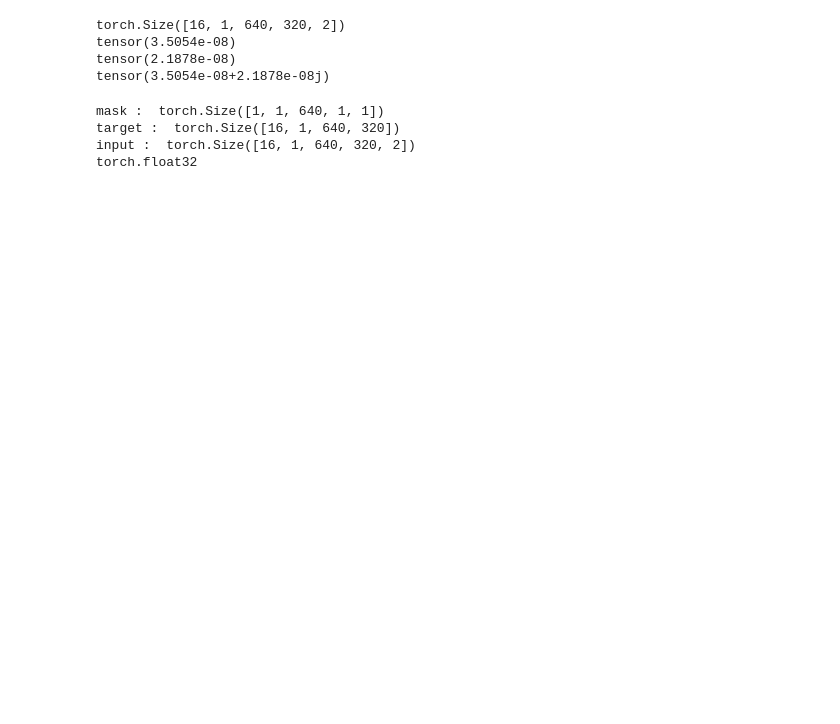
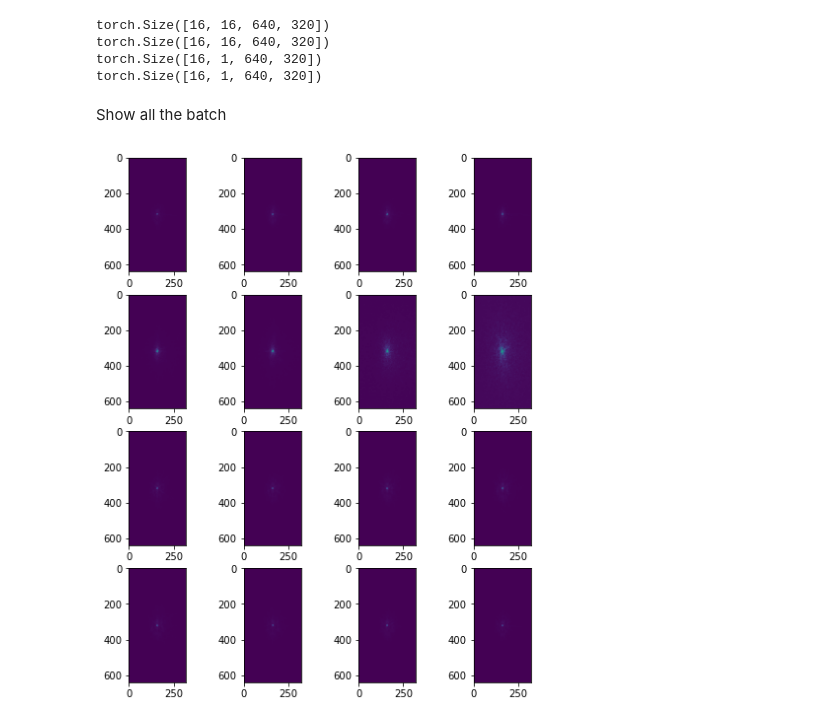
Before and after one commit to mind-inria/mri-dl-recon, a Jupyter notebook: src/mri_dlrecon/models/functions_torch/tuto_Varnet.ipynb, the cells around one changed output. Drawn from its saved outputs; the diff is of its cells as text; code cells hidden in the pictures; blank space fills up the shorter version.

```diff
--- a/src/mri_dlrecon/models/functions_torch/tuto_Varnet.ipynb
+++ b/src/mri_dlrecon/models/functions_torch/tuto_Varnet.ipynb
@@ -14,48 +21,49 @@ from fastmri.models.varnet import VarNet
 # %%
 file_path = "/volatile/FastMRI/brain_multicoil_train/multicoil_train/file_brain_AXT1POST_201_6002780.h5"
 
+# Renvoie un Tensor Pytorch
 kspace_multicoil = load_and_transform(file_path)
 images_multicoil = torch.fft.fftshift(torch.fft.ifft2(kspace_multicoil))
 
+# Renvoie une image Single Coil
 image = virtual_coil_reconstruction(images_multicoil)
+
+# Coil = 1
+image = image.unsqueeze(1)
+
+# Kspace of the new image
 kspace = torch.fft.fft2(image)
 
-
-mask_type = "random"
-center_fractions = [0.08, 0.04]
-accelerations = [4, 8]
-mask = create_mask_for_mask_type(mask_type, center_fractions, accelerations)
-
-zero_filled_reconstruction , masked_data = create_zero_filled_reconstruction(mask,kspace)
-zero_filled_reconstruction = torch.fft.fftshift(zero_filled_reconstruction)
+print(kspace_multicoil.shape)
+print(images_multicoil.shape)
+print(image.shape)
+print(kspace.shape)
+# %% [output]
+torch.Size([16, 16, 640, 320])
+torch.Size([16, 16, 640, 320])
+torch.Size([16, 1, 640, 320])
+torch.Size([16, 1, 640, 320])
-# %%
-shape_orig = zero_filled_reconstruction.shape
-shape_nouveau = shape_orig + (2,)
-tensor_nouveau = torch.zeros(shape_nouveau)
-tensor_nouveau[..., 0] = zero_filled_reconstruction.real
-tensor_nouveau[..., 1] = zero_filled_reconstruction.imag
-print(tensor_nouveau.shape)
-
-print(tensor_nouveau[2][0][5][8][0])
-print(tensor_nouveau[2][0][5][8][1])
-print(zero_filled_reconstruction[2][0][5][8])
-# %% [output]
-torch.Size([16, 1, 640, 320, 2])
-tensor(3.5054e-08)
-tensor(2.1878e-08)
-tensor(3.5054e-08+2.1878e-08j)
-# %%
-input = tensor_nouveau
-target = image.abs().unsqueeze(1)
-masked_data = masked_data.unsqueeze(-1)
-masked_data = masked_data.unsqueeze(0)
-
-print("mask : ",masked_data.shape)
-print("target : ", target.shape)
-print("input : ", input.shape)
-print(input.dtype)
-# %% [output]
-mask :  torch.Size([1, 1, 640, 1, 1])
-target :  torch.Size([16, 1, 640, 320])
-input :  torch.Size([16, 1, 640, 320, 2])
-torch.float32
+# %% [markdown]
+Show all the batch
+# %%
+plt.rcParams['figure.figsize'] = (16, 16)
+
+# # Show image (abs(image))
+# plt.figure(figsize=(8,20))
+# for i in range(kspace.shape[0]):
+#     plt.subplot(8,4,i+1)
+#     plt.imshow(np.abs(image[i, 0, :,:]))
+
+# # Show image's phase (angle(image))
+# plt.figure(figsize=(8,20))
+# for i in range(kspace.shape[0]):
+#     plt.subplot(8,4,i+1)
+#     plt.imshow(np.angle(image[i, 0, :,:]))
+
+# # Show kspace (abs(kspace))
+plt.figure(figsize=(8,20))
+for i in range(kspace.shape[0]):
+    plt.subplot(8,4,i+1)
+    plt.imshow(np.abs(kspace[i,0, :,:]))
+# %% [output]
+[figure, added]
```
Also changed, not shown: parts of 15 cells of this notebook, 3 other files.
